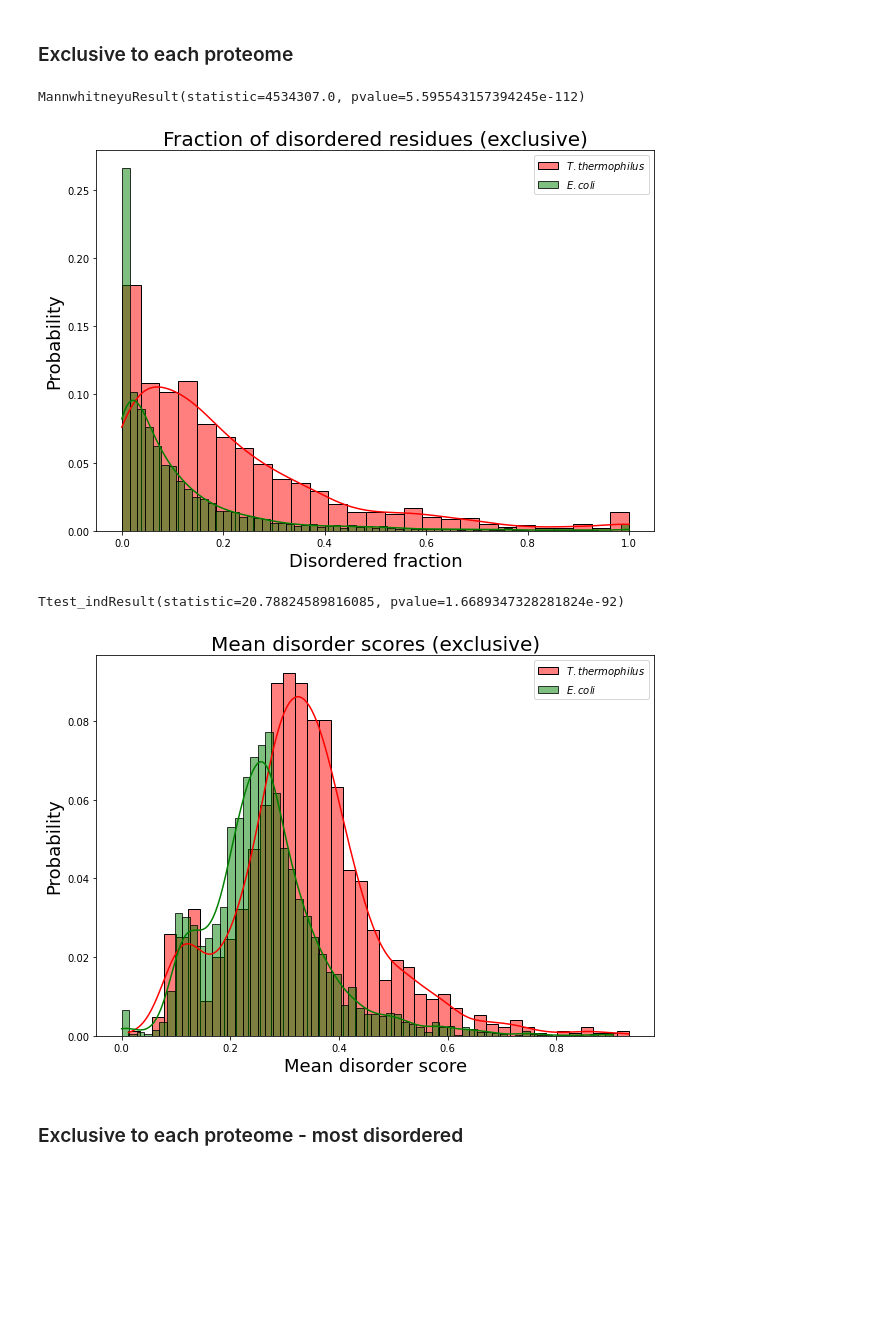
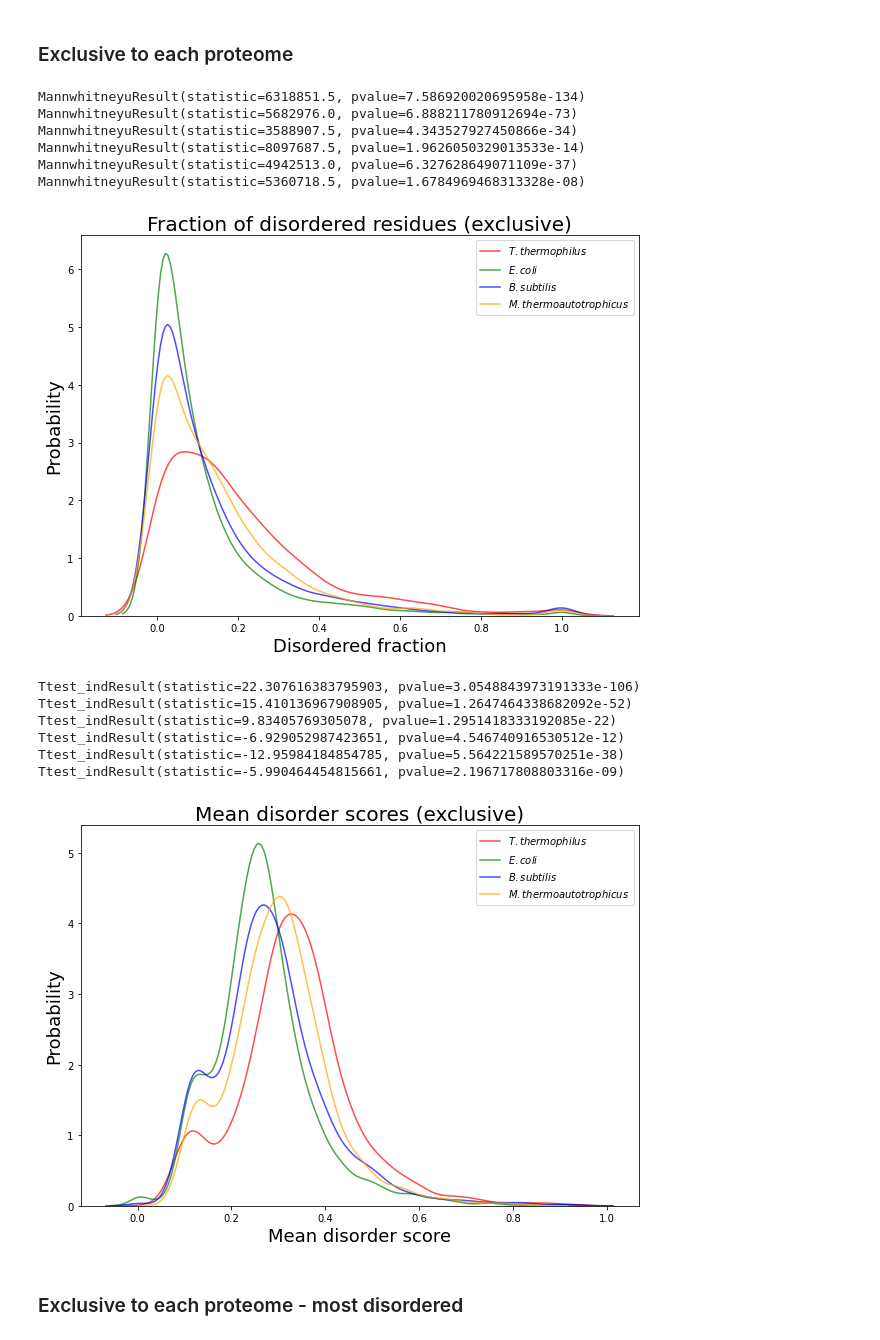
Before and after one commit to alibekk93/IDP_analysis, a Jupyter notebook: IDP_analysis.ipynb, the cells around one changed output. Saved outputs shown, nothing was run; the diff lists cells and outputs as text; code cells hidden in the pictures; blank space fills up the shorter version.

```diff
--- a/IDP_analysis.ipynb
+++ b/IDP_analysis.ipynb
@@ -1645,52 +1548,79 @@ fig.savefig('Ortholog mean disorder scores: BS - MT.svg')
 # %%
 TT_only = TT_proteome[~TT_proteome.ID.isin(IDP_pairs.TT_ID)]
 EC_only = EC_proteome[~EC_proteome.ID.isin(IDP_pairs.EC_ID)]
+BS_only = BS_proteome[~BS_proteome.ID.isin(IDP_pairs.BS_ID)]
+MT_only = MT_proteome[~MT_proteome.ID.isin(IDP_pairs.MT_ID)]
 # %%
 fig, ax = plt.subplots(figsize=(10,7))
 
 df = pd.DataFrame({'TT':TT_only.disorder_binary_mean,
-                   'EC':EC_only.disorder_binary_mean})
+                   'EC':EC_only.disorder_binary_mean,
+                   'BS':BS_only.disorder_binary_mean,
+                   'MT':MT_only.disorder_binary_mean})
 
-sns.histplot(df.TT, color='red', kde=True, alpha=0.5, stat='probability', label='$\\it{}$'.format('T. thermophilus'), ax=ax)
-sns.histplot(df.EC, color='green', kde=True, alpha=0.5, stat='probability', label='$\\it{}$'.format('E. coli'), ax=ax)
+sns.kdeplot(df.TT, color='red', alpha=0.7, label='$\\it{}$'.format('T. thermophilus'), ax=ax)
+sns.kdeplot(df.EC, color='green', alpha=0.7, label='$\\it{}$'.format('E. coli'), ax=ax)
+sns.kdeplot(df.BS, color='blue', alpha=0.7, label='$\\it{}$'.format('B. subtilis'), ax=ax)
+sns.kdeplot(df.MT, color='orange', alpha=0.7, label='$\\it{}$'.format('M. thermoautotrophicus'), ax=ax)
 ax.set_title('Fraction of disordered residues (exclusive)', fontsize=20)
 ax.set_ylabel('Probability', fontsize=18)
 ax.set_xlabel('Disordered fraction', fontsize=18)
 ax.legend()
 
-print(mannwhitneyu(df.TT.dropna(), df.EC.dropna(), alternative='greater'))
-# print(wilcoxon(df.TT.dropna(), df.EC.dropna(), alternative='greater'))
-# print(ttest_ind(df.TT, df.EC, nan_policy='omit'))
-# print(ttest_rel(df.TT, df.EC, nan_policy='omit'))
+print(mannwhitneyu(df.TT.dropna(), df.EC.dropna()))
+print(mannwhitneyu(df.TT.dropna(), df.BS.dropna()))
+print(mannwhitneyu(df.TT.dropna(), df.MT.dropna()))
+print(mannwhitneyu(df.EC.dropna(), df.BS.dropna()))
+print(mannwhitneyu(df.EC.dropna(), df.MT.dropna()))
+print(mannwhitneyu(df.BS.dropna(), df.MT.dropna()))
 
 fig.show()
-fig.savefig('Fraction of disordered residues (exclusive).png')
+fig.savefig('Fraction of disordered residues (exclusive).svg')
 # %% [output]
-MannwhitneyuResult(statistic=4534307.0, pvalue=5.595543157394245e-112)
+MannwhitneyuResult(statistic=6318851.5, pvalue=7.586920020695958e-134)
+MannwhitneyuResult(statistic=5682976.0, pvalue=6.888211780912694e-73)
+MannwhitneyuResult(statistic=3588907.5, pvalue=4.343527927450866e-34)
+MannwhitneyuResult(statistic=8097687.5, pvalue=1.9626050329013533e-14)
+MannwhitneyuResult(statistic=4942513.0, pvalue=6.327628649071109e-37)
+MannwhitneyuResult(statistic=5360718.5, pvalue=1.6784969468313328e-08)
-[figure, old version]
+[figure, new version]
 # %%
 fig, ax = plt.subplots(figsize=(10,7))
 
 df = pd.DataFrame({'TT':TT_only.disorder_mean,
-                   'EC':EC_only.disorder_mean})
+                   'EC':EC_only.disorder_mean,
+                   'BS':BS_only.disorder_mean,
+                   'MT':MT_only.disorder_mean})
 
-sns.histplot(df.TT, color='red', kde=True, alpha=0.5, stat='probability', label='$\\it{}$'.format('T. thermophilus'), ax=ax)
-sns.histplot(df.EC, color='green', kde=True, alpha=0.5, stat='probability', label='$\\it{}$'.format('E. coli'), ax=ax)
+sns.kdeplot(df.TT, color='red', alpha=0.7, label='$\\it{}$'.format('T. thermophilus'), ax=ax)
+sns.kdeplot(df.EC, color='green', alpha=0.7, label='$\\it{}$'.format('E. coli'), ax=ax)
+sns.kdeplot(df.BS, color='blue', alpha=0.7, label='$\\it{}$'.format('B. subtilis'), ax=ax)
+sns.kdeplot(df.MT, color='orange', alpha=0.7, label='$\\it{}$'.format('M. thermoautotrophicus'), ax=ax)
 ax.set_title('Mean disorder scores (exclusive)', fontsize=20)
 ax.set_ylabel('Probability', fontsize=18)
 ax.set_xlabel('Mean disorder score', fontsize=18)
 ax.legend()
 
 # print(mannwhitneyu(df.TT.dropna(), df.EC.dropna(), alternative='greater'))
 # print(wilcoxon(df.TT.dropna(), df.EC.dropna(), alternative='greater'))
 print(ttest_ind(df.TT, df.EC, nan_policy='omit'))
+print(ttest_ind(df.TT, df.BS, nan_policy='omit'))
+print(ttest_ind(df.TT, df.MT, nan_policy='omit'))
+print(ttest_ind(df.EC, df.BS, nan_policy='omit'))
+print(ttest_ind(df.EC, df.MT, nan_policy='omit'))
+print(ttest_ind(df.BS, df.MT, nan_policy='omit'))
 # print(ttest_rel(df.TT, df.EC, nan_policy='omit'))
 
 fig.show()
 fig.savefig('Mean disorder scores (exclusive).png')
 # %% [output]
-Ttest_indResult(statistic=20.78824589816085, pvalue=1.6689347328281824e-92)
+Ttest_indResult(statistic=22.307616383795903, pvalue=3.0548843973191333e-106)
+Ttest_indResult(statistic=15.410136967908905, pvalue=1.2647464338682092e-52)
+Ttest_indResult(statistic=9.83405769305078, pvalue=1.2951418333192085e-22)
+Ttest_indResult(statistic=-6.929052987423651, pvalue=4.546740916530512e-12)
+Ttest_indResult(statistic=-12.95984184854785, pvalue=5.564221589570251e-38)
+Ttest_indResult(statistic=-5.990464454815661, pvalue=2.196717808803316e-09)
-[figure, old version]
+[figure, new version]
 # %% [markdown]
 ### Exclusive to each proteome - most disordered
 # %%
```
Also changed, not shown: parts of 35 cells of this notebook.
